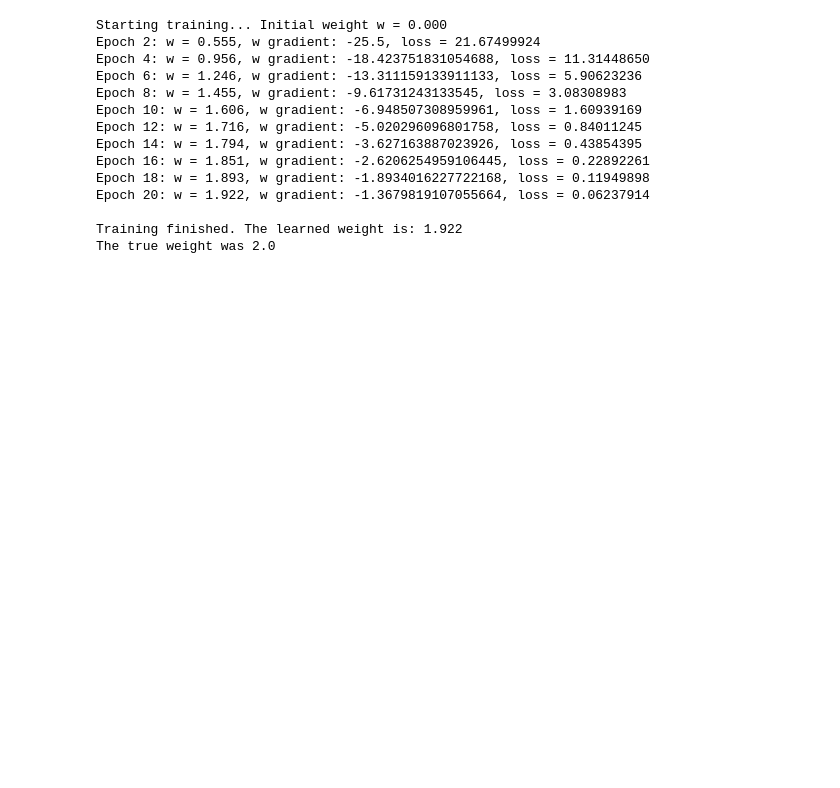
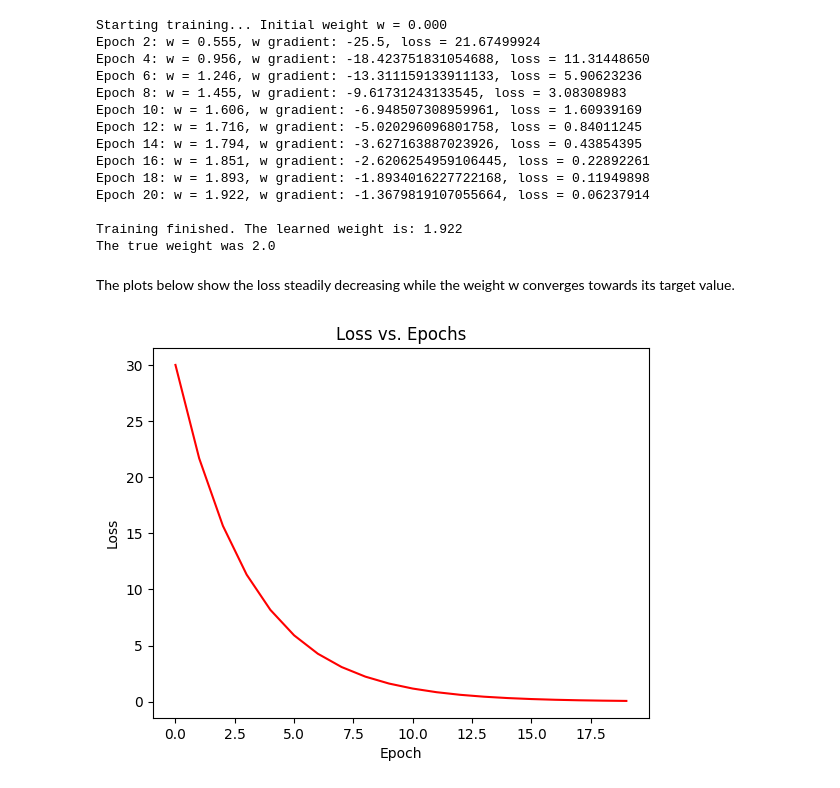
Before and after one commit to acharyas121/acharyas121.github.io, a Jupyter notebook: posts/pytorch_gradients.ipynb, the cells around one changed output. Saved outputs shown, nothing was run; the diff lists cells and outputs as text; code cells hidden in the pictures; blank space fills up the shorter version.

```diff
--- a/posts/pytorch_gradients.ipynb
+++ b/posts/pytorch_gradients.ipynb
@@ -28,13 +36,16 @@ n_iters = 20
 # %%
 
 print(f"Starting training... Initial weight w = {w.item():.3f}")
-
+weights_history = []
+loss_history = []
 for epoch in range(n_iters):
     # Forward pass
     y_pred = forward(X)
 
     # loss
     l = loss(Y, y_pred)
+    weights_history.append(w.item())
+    loss_history.append(l.item())
 
     # Calculate gradients = backward pass
     # core of autograd. It calculates the derivative of 'l'
@@ -74,3 +85,19 @@ Epoch 20: w = 1.922, w gradient: -1.3679819107055664, loss = 0.06237914
 
 Training finished. The learned weight is: 1.922
 The true weight was 2.0
+# %% [markdown]
+The plots below show the loss steadily decreasing while the weight w converges towards its target value.
+# %%
+import matplotlib.pyplot as plt
+
+# Create the plots
+fig = plt.figsize=(8, 10)
+
+# Plot 1: Loss vs. Epochs
+plt.plot(loss_history, 'r-')
+plt.title("Loss vs. Epochs")
+plt.xlabel("Epoch")
+plt.ylabel("Loss")
+plt.show()
+# %% [output]
+[figure, added]
```
Also changed, not shown: parts of 6 cells of this notebook, 7 other files.
